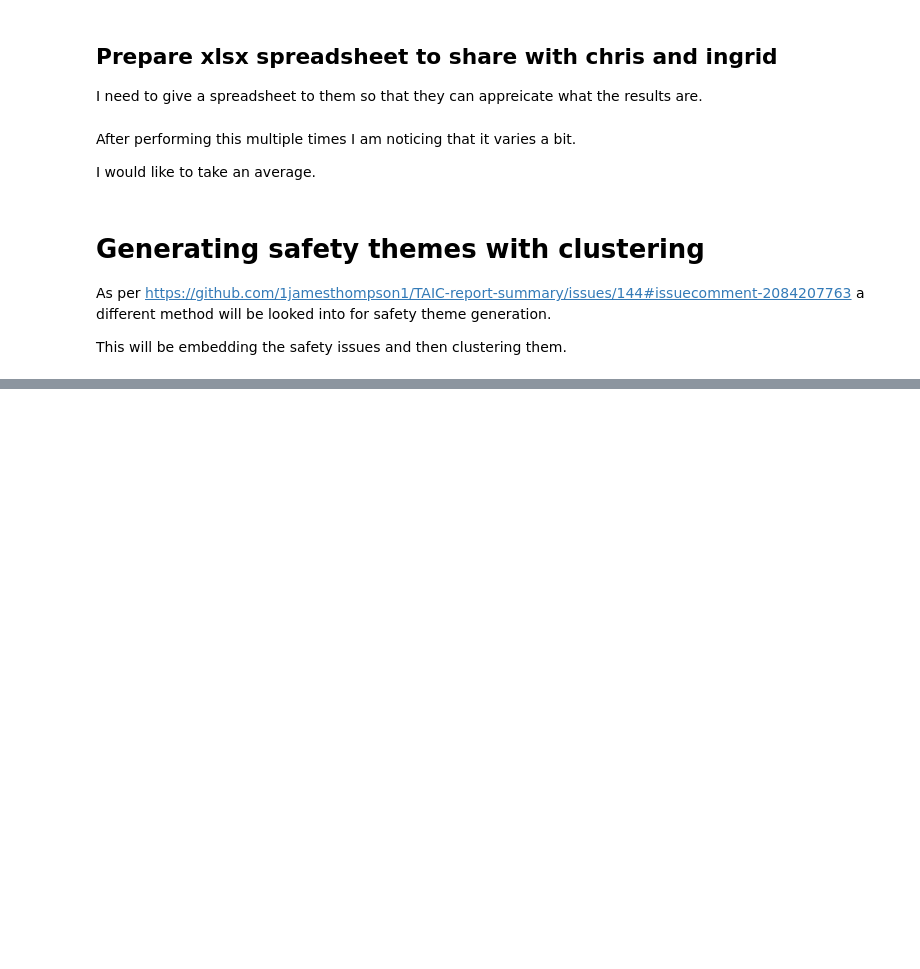
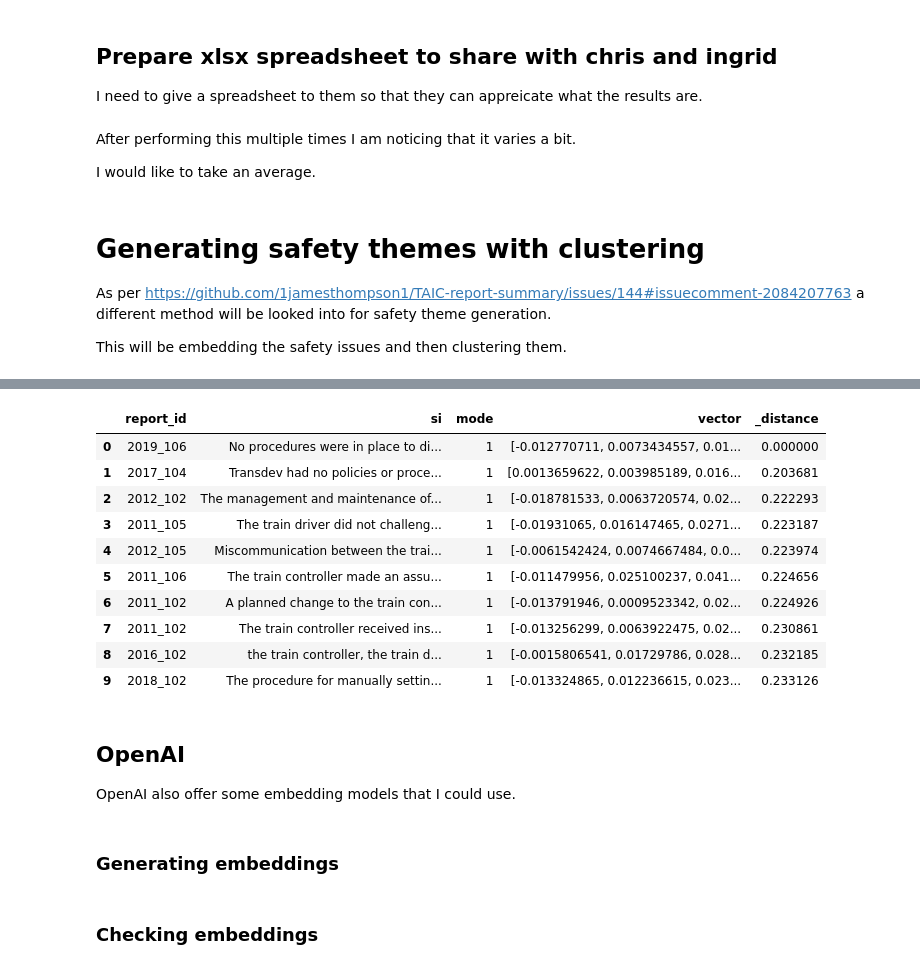
Before and after one commit to 1jamesthompson1/TAIC-report-summary, a Jupyter notebook: notebooks/safety themes_from_safety_issues/safety_themes_from_safety_issues.ipynb, the cells around one changed output, grey strips where cells are left out. Saved outputs shown, nothing was run; the diff lists cells and outputs as text; code cells hidden in the pictures; blank space fills up the shorter version.

```diff
--- a/notebooks/safety themes_from_safety_issues/safety_themes_from_safety_issues.ipynb
+++ b/notebooks/safety themes_from_safety_issues/safety_themes_from_safety_issues.ipynb
@@ -394,7 +304,0 @@ I have tried using voyageAI as the embedding. However there are problems with th
-# %%
-safety_issues_df['si_embedding_openai'] = safety_issues_df['si'].apply(lambda x: client.embeddings.create(
-    input=x,
-    model="text-embedding-3-large"
-).data[0].embedding)
-
-safety_issues_df.to_pickle("safety_issues_embedded_openai.pkl")
@@ -740,0 +305,15 @@ checking
+# %%
+def put_embeddings_into_vectorDB(df, tbl_name):
+    if not df.columns.isin(['vector']).any():
+        print("Given dataframe is missing 'vector' column")
+        return None
+
+    uri = "checking_embeddings_db"
+
+    db = lancedb.connect(uri)
+
+    db.drop_table(tbl_name)
+
+    tbl = db.create_table(tbl_name, df)
+
+    return tbl
@@ -740,0 +326,11 @@ checking
+# %%
+
+vo = voyageai.Client()
+
+voyageai_embeddings = safety_issues_df.assign(
+    si_embedding = safety_issues_df['si'].apply(
+        lambda x: vo.embed(x, model="voyage-large-2", input_type="document").embeddings[0]
+    )
+)
+
+voyageai_embeddings.to_pickle('voyageai_embeddings.pkl')
@@ -740,0 +339,4 @@ checking
+# %%
+voyageai_embeddings_tbl = put_embeddings_into_vectorDB(voyageai_embeddings.rename(columns={'si_embedding': 'vector'}), 'voyage_embeddings')
+
+voyageai_embeddings_tbl.head()
@@ -740,0 +355,22 @@ checking
+# %%
+results = voyageai_embeddings_tbl.search(voyageai_embeddings.loc[0, 'si_embedding']).to_pandas()
+
+results
+# %% [output]
+|  | report_id | si | mode | vector | _distance |
+| 0 | 2019_106 | No procedures were in place to di... | 1 | [-0.012770711, 0.0073434557, 0.01... | 0.000000 |
+| 1 | 2017_104 | Transdev had no policies or proce... | 1 | [0.0013659622, 0.003985189, 0.016... | 0.203681 |
+| 2 | 2012_102 | The management and maintenance of... | 1 | [-0.018781533, 0.0063720574, 0.02... | 0.222293 |
+| 3 | 2011_105 | The train driver did not challeng... | 1 | [-0.01931065, 0.016147465, 0.0271... | 0.223187 |
+| 4 | 2012_105 | Miscommunication between the trai... | 1 | [-0.0061542424, 0.0074667484, 0.0... | 0.223974 |
+| 5 | 2011_106 | The train controller made an assu... | 1 | [-0.011479956, 0.025100237, 0.041... | 0.224656 |
+| 6 | 2011_102 | A planned change to the train con... | 1 | [-0.013791946, 0.0009523342, 0.02... | 0.224926 |
+| 7 | 2011_102 | The train controller received ins... | 1 | [-0.013256299, 0.0063922475, 0.02... | 0.230861 |
+| 8 | 2016_102 | the train controller, the train d... | 1 | [-0.0015806541, 0.01729786, 0.028... | 0.232185 |
+| 9 | 2018_102 | The procedure for manually settin... | 1 | [-0.013324865, 0.012236615, 0.023... | 0.233126 |
+# %% [markdown]
+## OpenAI
+
+OpenAI also offer some embedding models that I could use.
+# %% [markdown]
+### Generating embeddings
@@ -740,0 +385,2 @@ checking
+# %% [markdown]
+### Checking embeddings
```
Also changed, not shown: parts of 57 cells of this notebook, 1 other file.
